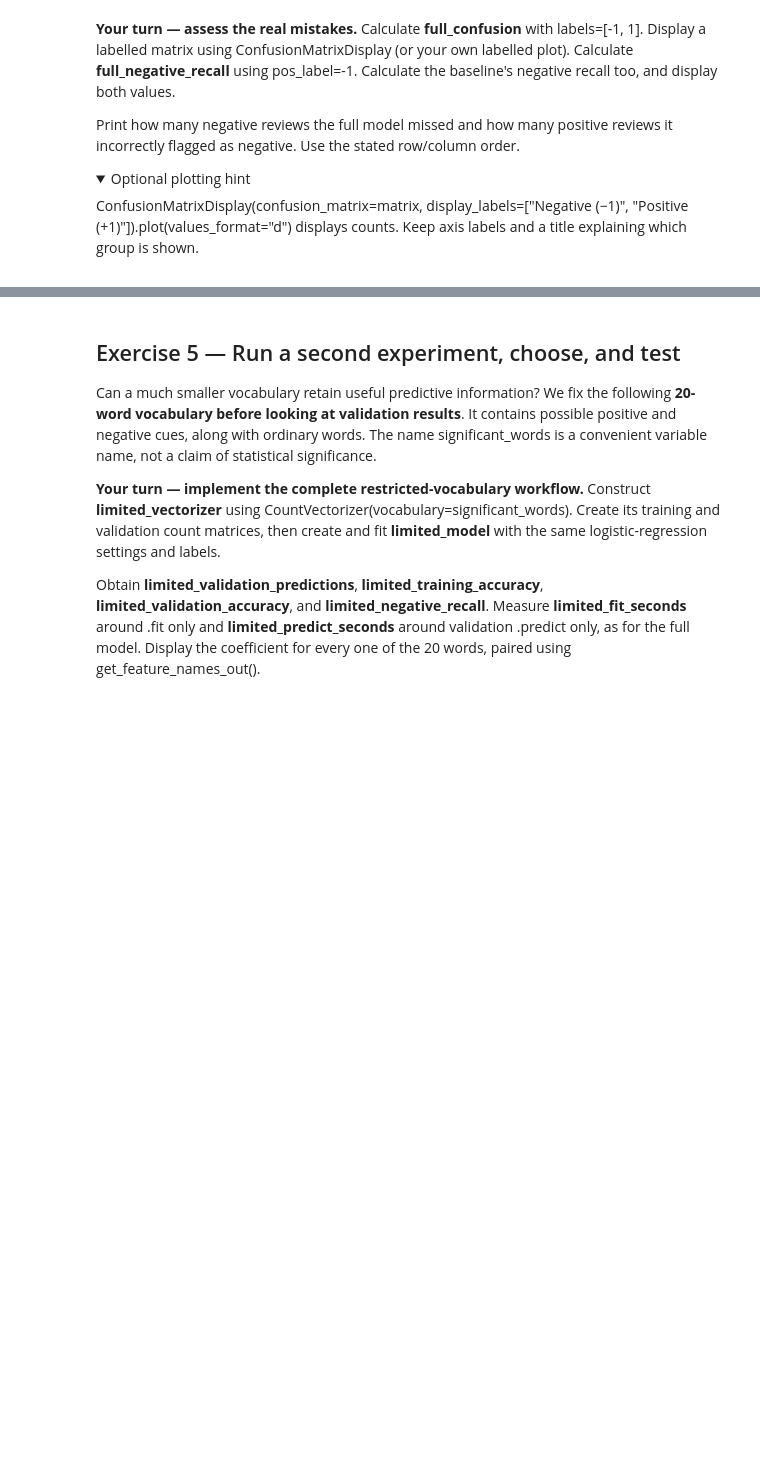
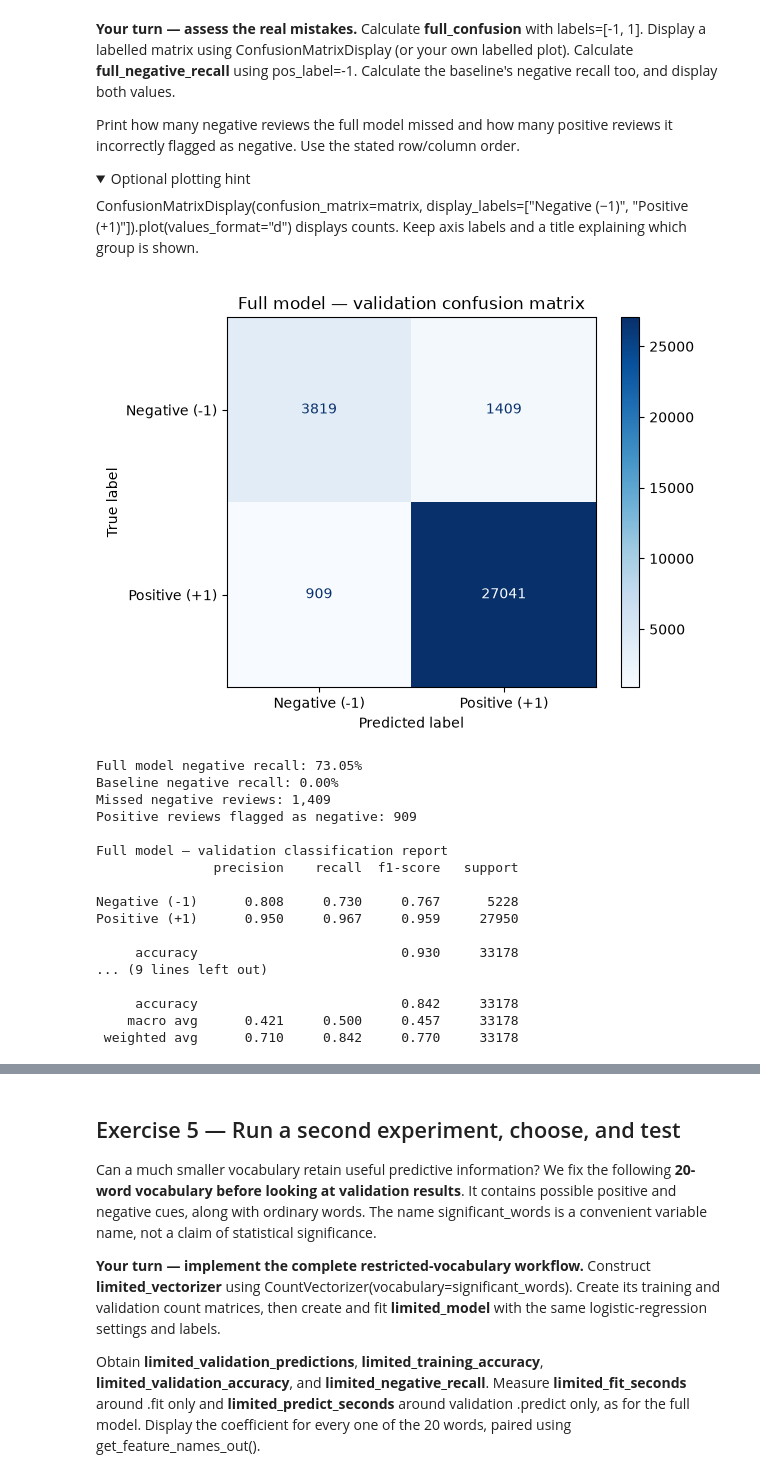
Before and after one commit to Maxiur/DataScience, a Jupyter notebook: Classification/Assignment_Classification_guided.ipynb, the cells around one changed output, grey strips where cells are left out. Cells and saved outputs as stored; diff of their text form; code cells hidden in the pictures; folded sections open; blank space fills up the shorter version.

```diff
--- a/Classification/Assignment_Classification_guided.ipynb
+++ b/Classification/Assignment_Classification_guided.ipynb
@@ -452,6 +780,75 @@ displays counts. Keep axis labels and a title explaining which group is shown.
 </details>
 # %%
 # Your code: calculate and plot full_confusion, compare negative recall, and count the two types of errors.
+
+from sklearn.metrics import (
+    ConfusionMatrixDisplay,
+    classification_report,
+    confusion_matrix,
+    recall_score,
+)
+
+# Build and plot the confusion matrix in negative, positive order
+full_confusion = confusion_matrix(
+    y_validation, full_validation_predictions, labels=[-1, 1]
+)
+
+matrix_display = ConfusionMatrixDisplay(
+    confusion_matrix=full_confusion,
+    display_labels=["Negative (-1)", "Positive (+1)"],
+)
+matrix_display.plot(values_format="d", cmap="Blues")
+matrix_display.ax_.set_title("Full model — validation confusion matrix")
+plt.show()
+
+# Compare negative recall for the two models
+full_negative_recall = recall_score(
+    y_validation, full_validation_predictions, pos_label=-1
+)
+baseline_negative_recall = recall_score(
+    y_validation, baseline_validation_predictions, pos_label=-1
+)
+
+print(f"Full model negative recall: {full_negative_recall:.2%}")
+print(f"Baseline negative recall: {baseline_negative_recall:.2%}")
+
+# Rows are actual labels and columns are predicted labels
+print(f"Missed negative reviews: {full_confusion[0, 1]:,}")
+print(f"Positive reviews flagged as negative: {full_confusion[1, 0]:,}")
+
+# Report precision, recall, and F1 for both classes
+for model_name, predictions in [
+    ("Full model", full_validation_predictions),
+    ("Baseline", baseline_validation_predictions),
+]:
+    print(f"\n{model_name} — validation classification report")
+    print(classification_report(
+        y_validation,
+        predictions,
+        labels=[-1, 1],
+        target_names=["Negative (-1)", "Positive (+1)"],
+        digits=3,
+        zero_division=0,
+    ))
+# %% [output]
+[figure, added]
+Full model negative recall: 73.05%
+Baseline negative recall: 0.00%
+Missed negative reviews: 1,409
+Positive reviews flagged as negative: 909
+
+Full model — validation classification report
+               precision    recall  f1-score   support
+
+Negative (-1)      0.808     0.730     0.767      5228
+Positive (+1)      0.950     0.967     0.959     27950
+
+     accuracy                          0.930     33178
+... (9 lines left out)
+
+     accuracy                          0.842     33178
+    macro avg      0.421     0.500     0.457     33178
+ weighted avg      0.710     0.842     0.770     33178
 # %%
 required = ["word_weights", "validation_predictions_table", "full_confusion", "full_negative_recall"]
 assert all(name in globals() for name in required), "Finish the word table, review inspection, and error analysis."
```
Also changed, not shown: parts of 31 cells of this notebook.
